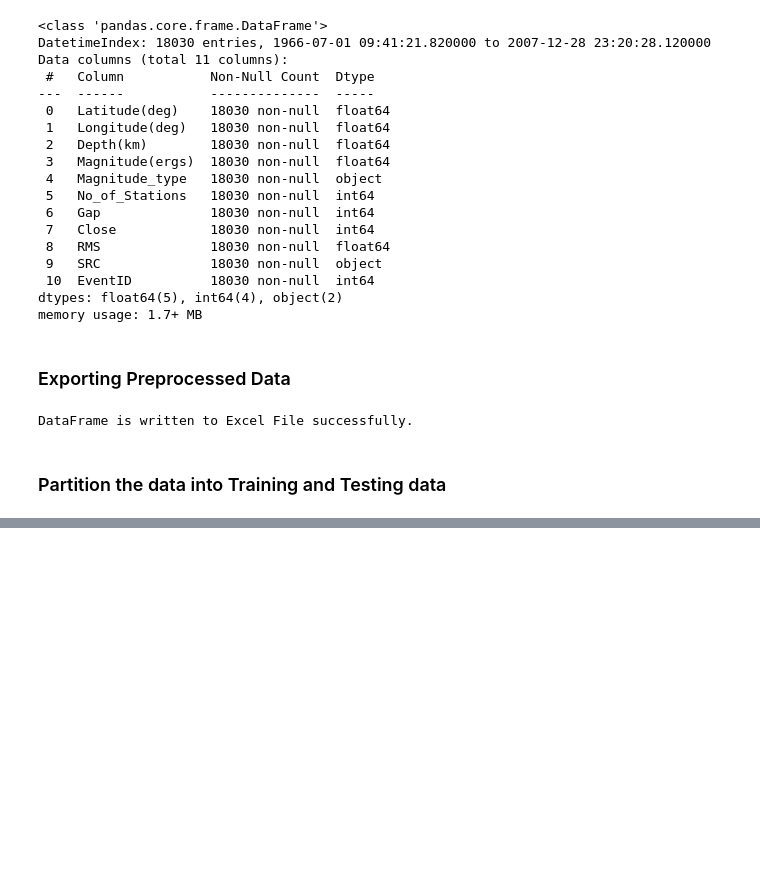
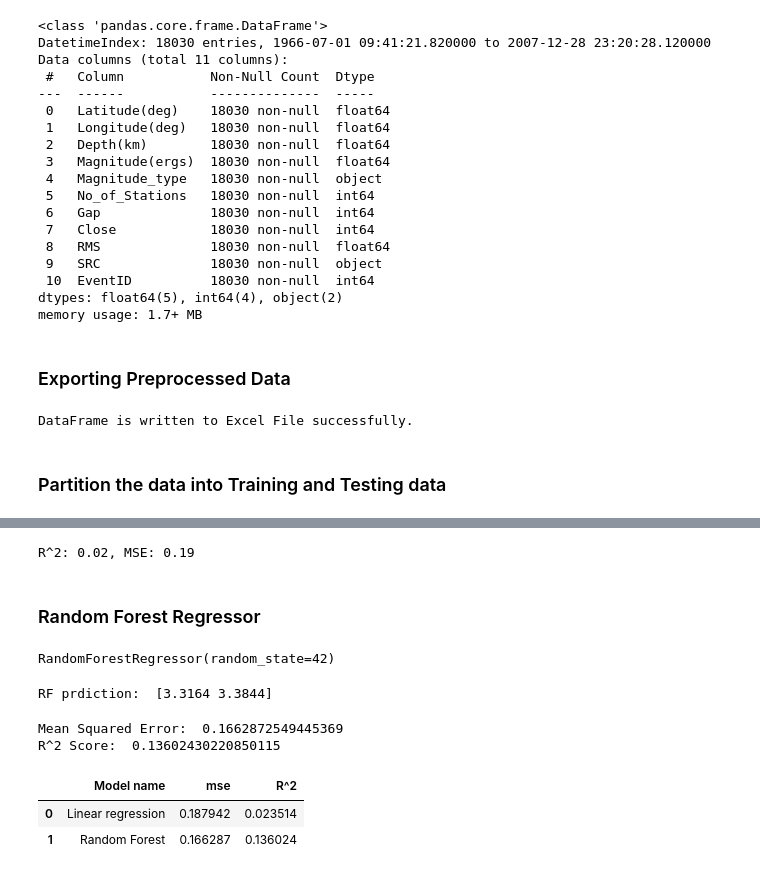
Before and after one commit to code-with-dipanshu/Earthquake-Prediction-using-Machine-Learning, a Jupyter notebook: model.ipynb, the cells around one changed output, grey strips where cells are left out. Cells and saved outputs as stored; diff of their text form; code cells hidden in the pictures; blank space fills up the shorter version.

Commit message:
trained model

```diff
--- a/model.ipynb
+++ b/model.ipynb
@@ -92,0 +109,58 @@ X_train, X_test, y_train, y_test = train_test_split(X, y, test_size=0.2, random_
+# %%
+from sklearn.metrics import r2_score, mean_squared_error
+
+scores= {"Model name": ["Linear regression", "Random Forest"], "mse": [], "R^2": []}
+
+# Predict on the testing set
+y_pred = regressor.predict(X_test)
+
+# Compute R^2 and MSE
+r2 = r2_score(y_test, y_pred)
+mse = mean_squared_error(y_test, y_pred)
+
+scores['mse'].append(mse)
+scores['R^2'].append(r2)
+
+print("R^2: {:.2f}, MSE: {:.2f}".format(r2, mse))
+# %% [output]
+R^2: 0.02, MSE: 0.19
+# %% [markdown]
+### Random Forest Regressor
+# %%
+from sklearn.ensemble import RandomForestRegressor
+
+# Initialize a random forest regressor with 100 trees
+rf = RandomForestRegressor(n_estimators=100, random_state=42)
+
+# Fit the regressor to the training data
+rf.fit(X_train, y_train)
+# %% [output]
+RandomForestRegressor(random_state=42)
+# %%
+rf_new_predict =rf.predict(new_data)
+print("RF prdiction: ", rf_new_predict)
+# %% [output]
+RF prdiction:  [3.3164 3.3844]
+# %%
+# Predict the target variable on the test data
+y_pred = rf.predict(X_test)
+
+# Evaluate the performance of the model using mean squared error and R^2 score
+mse = mean_squared_error(y_test, y_pred)
+r2 = r2_score(y_test, y_pred)
+
+scores['mse'].append(mse)
+scores['R^2'].append(r2)
+
+print('Mean Squared Error: ', mse)
+print('R^2 Score: ', r2)
+# %% [output]
+Mean Squared Error:  0.1662872549445369
+R^2 Score:  0.13602430220850115
+# %%
+scores_df = pd.DataFrame(scores)
+display(scores_df)
+# %% [output]
+|  | Model name | mse | R^2 |
+| 0 | Linear regression | 0.187942 | 0.023514 |
+| 1 | Random Forest | 0.166287 | 0.136024 |
```
Also changed, not shown: parts of 3 cells of this notebook.
